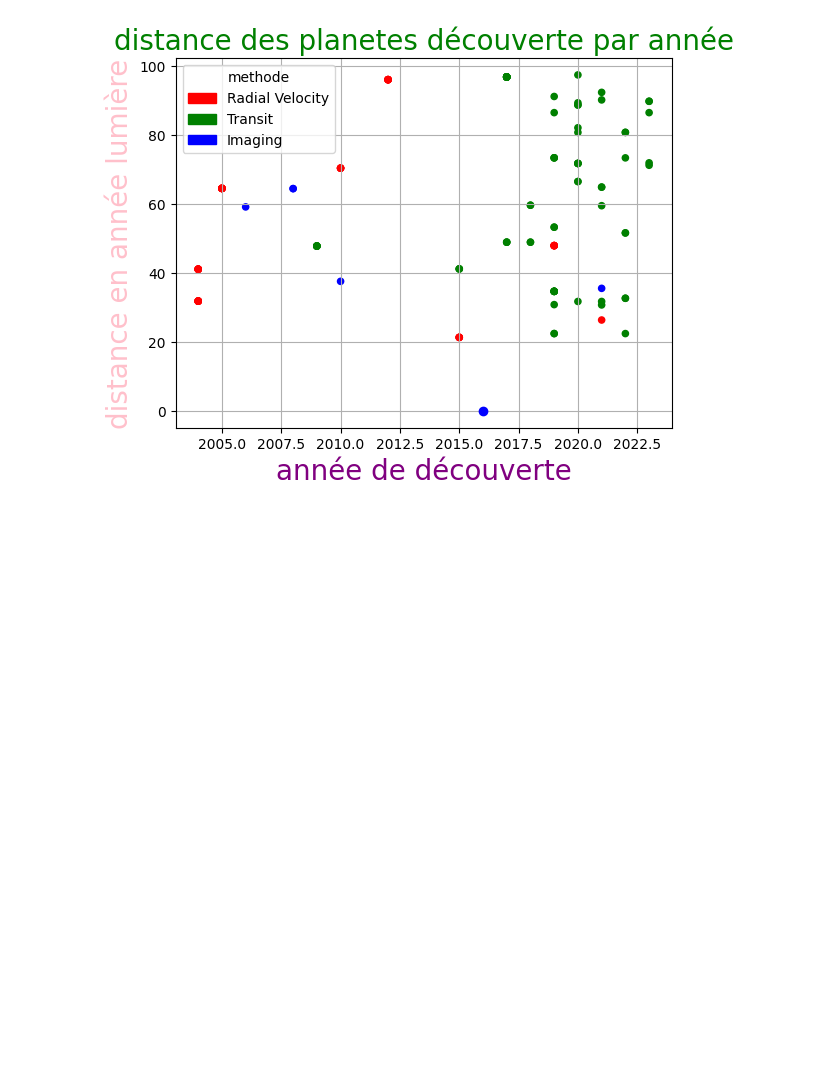
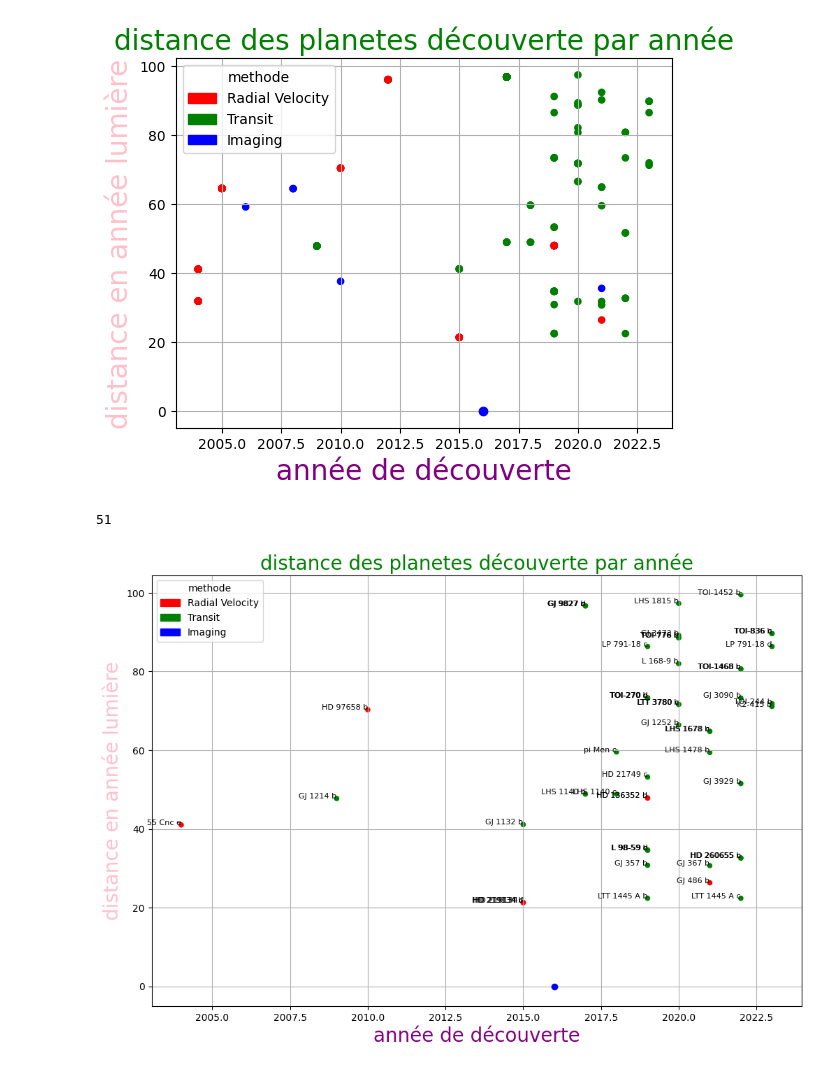
Before and after one commit to miraceti/Python_codes, a Jupyter notebook: pandas/pandas2.ipynb, the cells around one changed output. Cells and saved outputs as stored; diff of their text form; code cells hidden in the pictures; blank space fills up the shorter version.

```diff
--- a/pandas/pandas2.ipynb
+++ b/pandas/pandas2.ipynb
@@ -396,3 +396,75 @@ plt.grid()
 plt.show()
 # %% [output]
 [figure]
+# %%
+#distance en pc des planetes découvertes par année
+import pandas as pd
+import matplotlib.patches as mpatches
+import matplotlib.pyplot as plt
+pd.set_option('display.max_columns', 20)
+df9 = pd.read_csv("data20230518.csv")
+df9["couleurs"]= "black"
+df9["dist_yl"] = df9["sy_dist"]* 3.26
+#filtre taille
+df9.dropna(subset=['pl_rade'], inplace=True)
+for x in df9.index:
+    if df9.loc[x, "pl_rade"] > 10.0:#si la taille de la planete est superieure a 10 terre        df9.drop(x, inplace=True)
+        df9.drop(x, inplace=True)
+#filtre masse
+df9.dropna(subset=['pl_masse'], inplace=True)
+for x in df9.index:
+    if df9.loc[x, "pl_masse"] > 10.0:#si la masse de la planete est superieure a 10 terre
+        df9.drop(x, inplace=True)
+#filtre distance
+df9.dropna(subset=['dist_yl'], inplace=True)
+for x in df9.index:
+    if df9.loc[x, "dist_yl"] > 100.0:#si la distance de la planete est superieure a 100 al
+        df9.drop(x, inplace=True)
+
+for x in df9.index:
+    if df9.loc[x, "discoverymethod"] == "Radial Velocity":
+        df9.loc[x,"couleurs"]= "red"
+    elif df9.loc[x, "discoverymethod"] == "Transit":
+        df9.loc[x,"couleurs"]= "green"
+    elif df9.loc[x, "discoverymethod"] == "Imaging":
+        df9.loc[x,"couleurs"]= "blue"
+couleur = df9["couleurs"]
+
+#print("DF9",df9)
+
+df10 = df9[['rowid','hostname','pl_name','disc_year','dist_yl',
+           'discoverymethod','pl_rade','pl_masse','couleurs']]
+#print("DF10",df10)
+
+df11 = df10.groupby(['pl_name'], as_index=False)
+#print("DF11max",df11.max())
+df12 = df11.max()
+couleur = df12["couleurs"]
+print(len(df12))
+#print("DF12",df12)
+
+
+
+ax =df12.plot(kind='scatter', x='disc_year', y='dist_yl', color=couleur, figsize=(12,8))
+
+df12[['disc_year','dist_yl','pl_name']].apply(lambda row: ax.text(*row,ha='right', size=8), axis=1)
+
+plt.title("distance des planetes découverte par année", color='green', fontsize=20)
+plt.xlabel("année de découverte", color='purple', fontsize=20)
+plt.ylabel("distance en année lumière", color='pink', fontsize=20)
+#la terre est le point bleu
+plt.plot(2016,0, marker="o", color="blue")
+# Creating legend with color box
+pop_a = mpatches.Patch(color='red', label='Radial Velocity')
+pop_b = mpatches.Patch(color='green', label='Transit')
+pop_c = mpatches.Patch(color='blue', label='Imaging')
+plt.legend(title="methode",handles=[pop_a,pop_b,pop_c])
+# Adding grid to plot
+plt.grid()
+plt.show()
+
+df13 = df12.sort_values('disc_year', ascending=False)
+df13
+# %% [output]
+51
+[figure, added]
```
Also changed, not shown: parts of 1 cell of this notebook.
